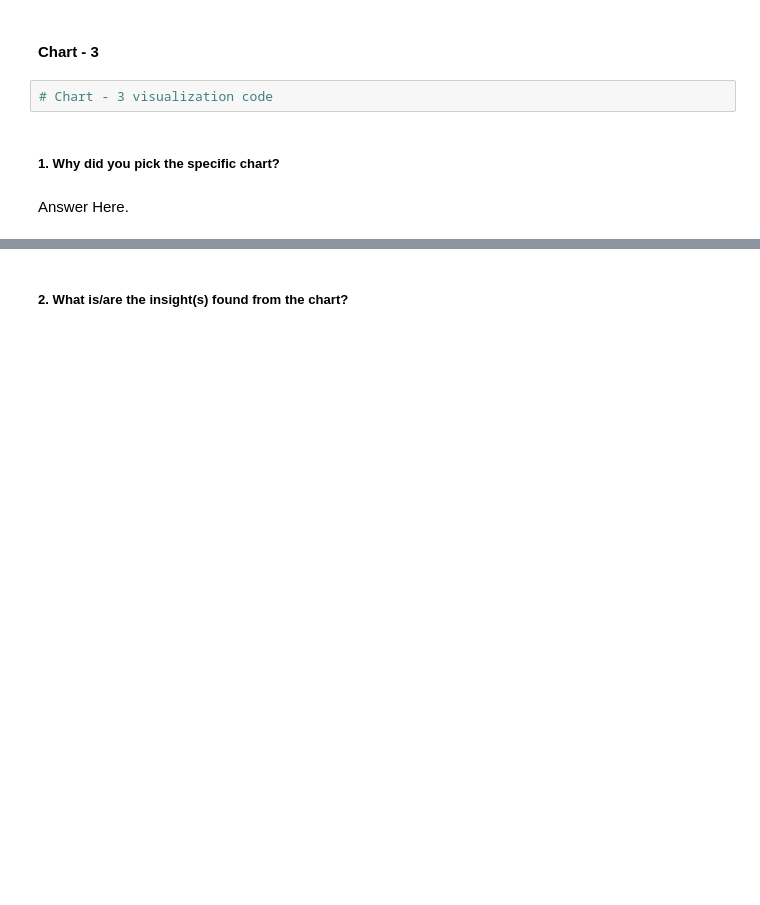
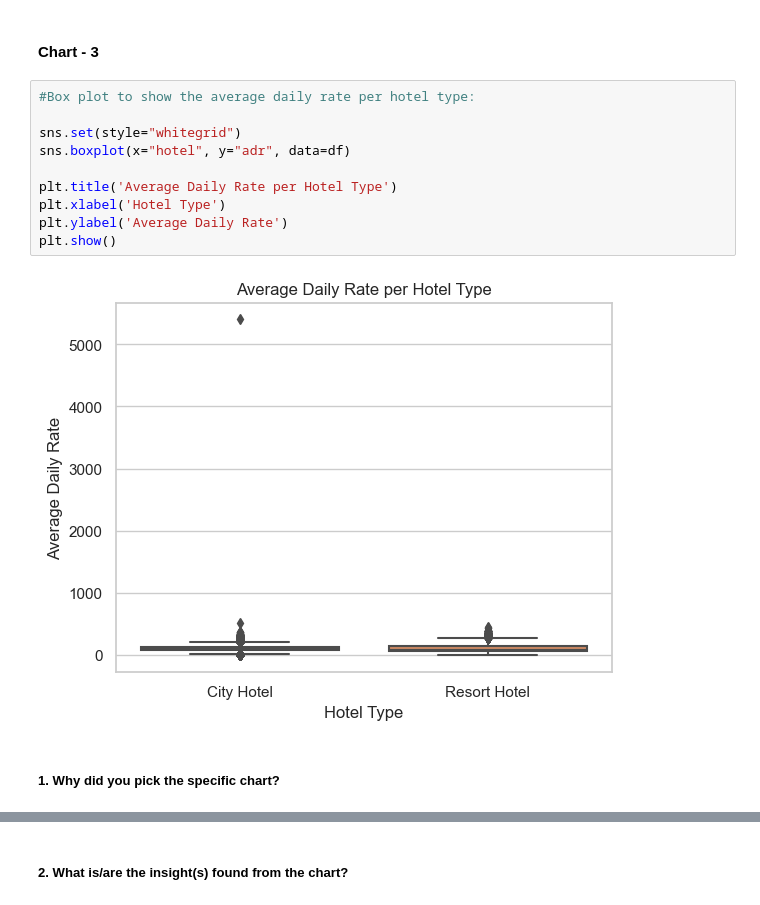
Before and after one commit to Mostaqul143/Hotel-Booking-Analysis, a Jupyter notebook: EDA Submission Template.ipynb, the cells around one changed output, grey strips where cells are left out. Cells and saved outputs as stored; diff of their text form; blank space fills up the shorter version.

```diff
--- a/EDA Submission Template.ipynb
+++ b/EDA Submission Template.ipynb
@@ -471,8 +496,16 @@ Answer Here
 # %% [markdown]
 #### Chart - 3
-# %%
-# Chart - 3 visualization code
+# %%
+#Box plot to show the average daily rate per hotel type:
+
+sns.set(style="whitegrid")
+sns.boxplot(x="hotel", y="adr", data=df)
+
+plt.title('Average Daily Rate per Hotel Type')
+plt.xlabel('Hotel Type')
+plt.ylabel('Average Daily Rate')
+plt.show()
+# %% [output]
+[figure, added]
 # %% [markdown]
 ##### 1. Why did you pick the specific chart?
-# %% [markdown]
-Answer Here.
```
Also changed, not shown: parts of 117 cells of this notebook.
